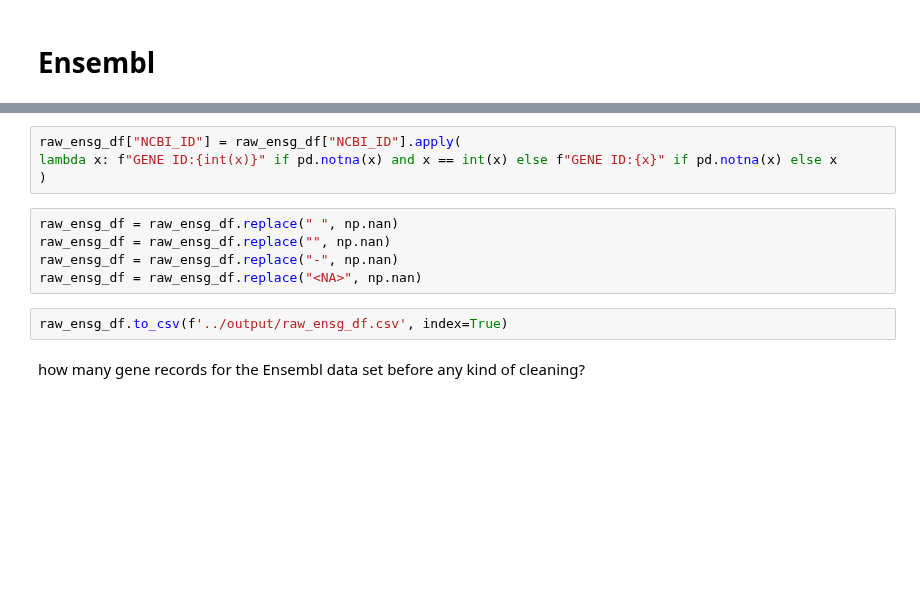
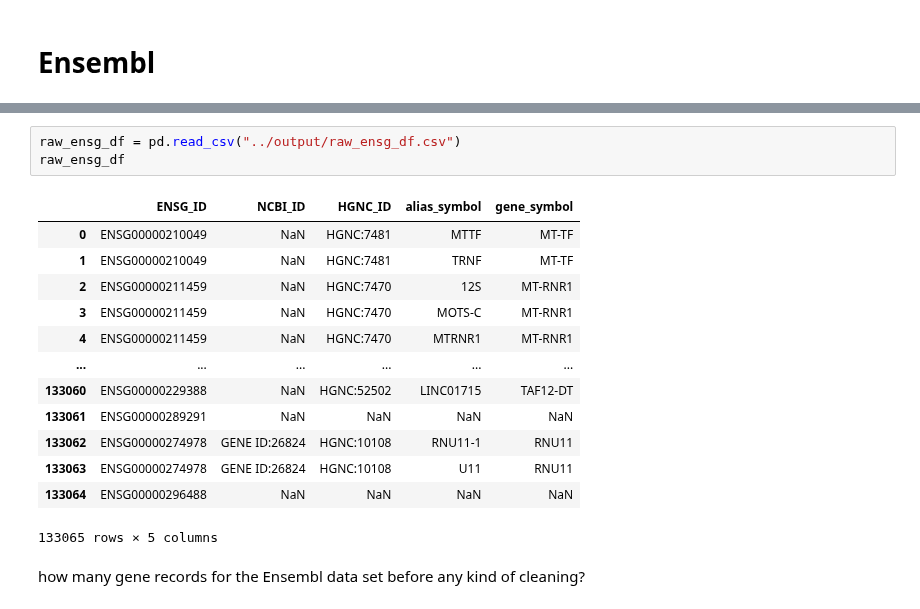
Before and after one commit to cancervariants/gene-harmony-analysis, a Jupyter notebook: analysis/1_alias_primary_collision_analysis.ipynb, the cells around one changed output, grey strips where cells are left out. Cells and saved outputs as stored; diff of their text form; blank space fills up the shorter version.

```diff
--- a/analysis/1_alias_primary_collision_analysis.ipynb
+++ b/analysis/1_alias_primary_collision_analysis.ipynb
@@ -271,14 +243,20 @@ raw_ensg_df
-# %%
-raw_ensg_df["NCBI_ID"] = raw_ensg_df["NCBI_ID"].apply(
-lambda x: f"GENE ID:{int(x)}" if pd.notna(x) and x == int(x) else f"GENE ID:{x}" if pd.notna(x) else x
-)
-# %%
-raw_ensg_df = raw_ensg_df.replace(" ", np.nan)
-raw_ensg_df = raw_ensg_df.replace("", np.nan)
-raw_ensg_df = raw_ensg_df.replace("-", np.nan)
-raw_ensg_df = raw_ensg_df.replace("<NA>", np.nan)
 # %%
-raw_ensg_df.to_csv(f'../output/raw_ensg_df.csv', index=True)
+raw_ensg_df = pd.read_csv("../output/raw_ensg_df.csv")
+raw_ensg_df
+# %% [output]
+|  | ENSG_ID | NCBI_ID | HGNC_ID | alias_symbol | gene_symbol |
+| 0 | ENSG00000210049 | NaN | HGNC:7481 | MTTF | MT-TF |
+| 1 | ENSG00000210049 | NaN | HGNC:7481 | TRNF | MT-TF |
+| 2 | ENSG00000211459 | NaN | HGNC:7470 | 12S | MT-RNR1 |
+| 3 | ENSG00000211459 | NaN | HGNC:7470 | MOTS-C | MT-RNR1 |
+| 4 | ENSG00000211459 | NaN | HGNC:7470 | MTRNR1 | MT-RNR1 |
+| ... | ... | ... | ... | ... | ... |
+| 133060 | ENSG00000229388 | NaN | HGNC:52502 | LINC01715 | TAF12-DT |
+| 133061 | ENSG00000289291 | NaN | NaN | NaN | NaN |
+| 133062 | ENSG00000274978 | GENE ID:26824 | HGNC:10108 | RNU11-1 | RNU11 |
+| 133063 | ENSG00000274978 | GENE ID:26824 | HGNC:10108 | U11 | RNU11 |
+| 133064 | ENSG00000296488 | NaN | NaN | NaN | NaN |
+133065 rows × 5 columns
 # %% [markdown]
 how many gene records for the Ensembl data set before any kind of cleaning?
 # %%
```
Also changed, not shown: parts of 24 cells of this notebook, 12 other files.
